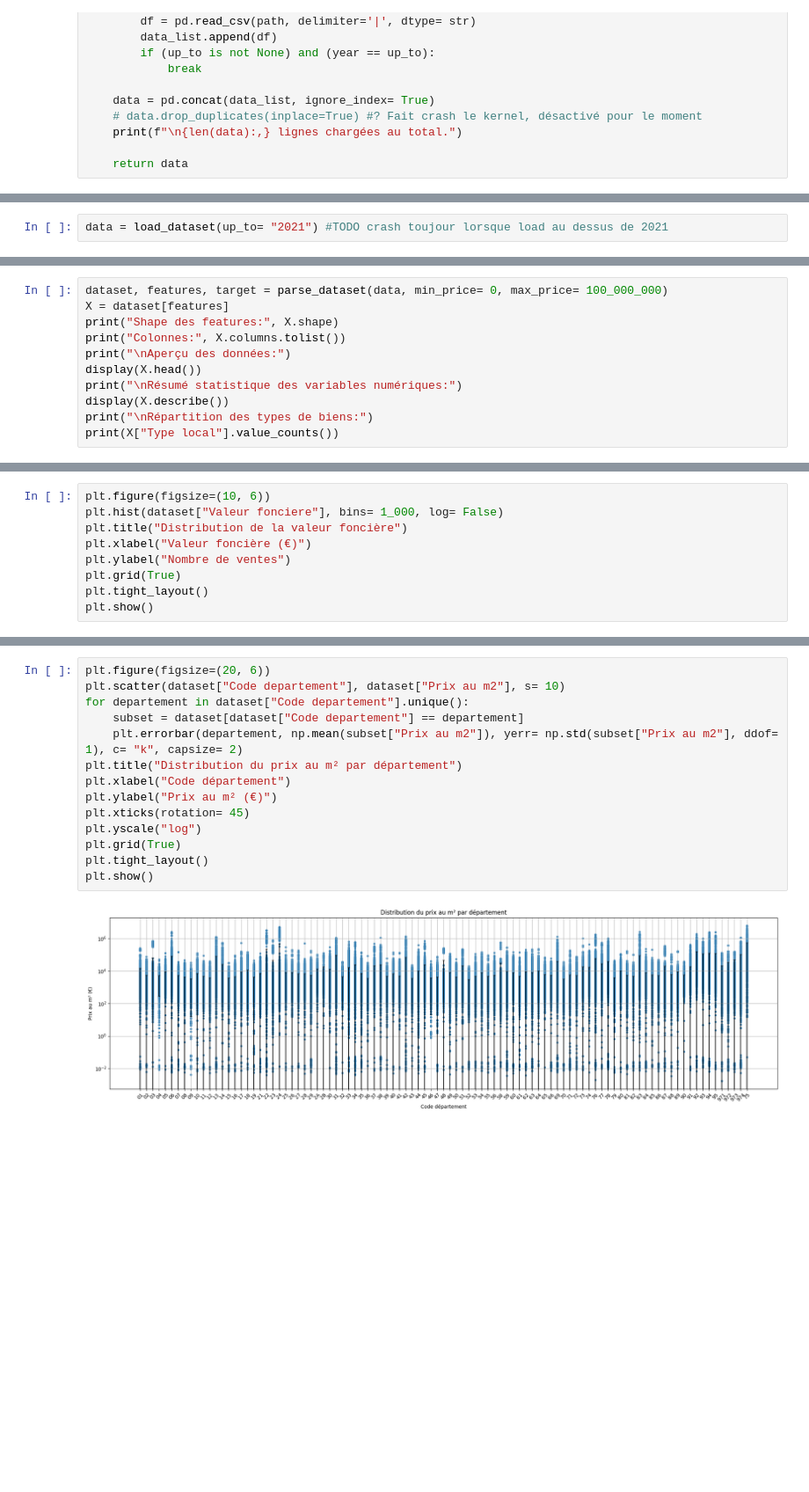
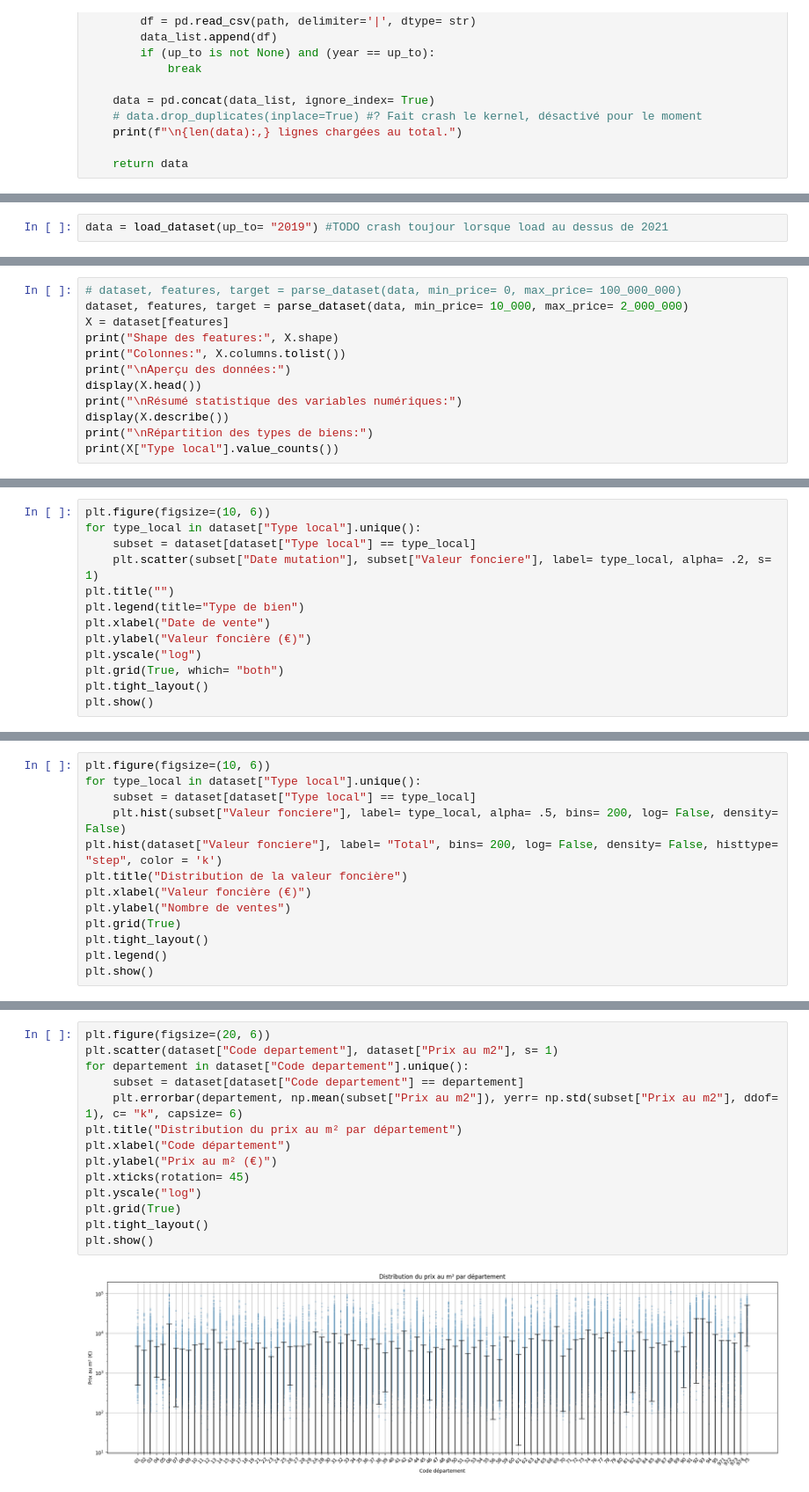
Before and after one commit to Droxxorie/Projet_MML, a Jupyter notebook: Projet_2.ipynb, the cells around one changed output, grey strips where cells are left out. Shown at 88% size. Cells and saved outputs as stored; diff of their text form; blank space fills up the shorter version.

Commit message:
redo parsing and plots

```diff
--- a/Projet_2.ipynb
+++ b/Projet_2.ipynb
@@ -106,4 +102,4 @@ def parse_dataset(data, min_price= 1_000, max_price= 2_000_000, all_local_type=
 # %%
-data = load_dataset(up_to= "2021") #TODO crash toujour lorsque load au dessus de 2021
+data = load_dataset(up_to= "2019") #TODO crash toujour lorsque load au dessus de 2021
 # %% [output]
 Chargement 2019...
@@ -114,5 +108,6 @@ Chargement 2021...
 # %%
-dataset, features, target = parse_dataset(data, min_price= 0, max_price= 100_000_000)
+# dataset, features, target = parse_dataset(data, min_price= 0, max_price= 100_000_000)
+dataset, features, target = parse_dataset(data, min_price= 10_000, max_price= 2_000_000)
 X = dataset[features]
 print("Shape des features:", X.shape)
 print("Colonnes:", X.columns.tolist())
@@ -150 +145,14 @@ Appartement     246003
 Name: count, dtype: int64
+# %%
+plt.figure(figsize=(10, 6))
+for type_local in dataset["Type local"].unique():
+    subset = dataset[dataset["Type local"] == type_local]
+    plt.scatter(subset["Date mutation"], subset["Valeur fonciere"], label= type_local, alpha= .2, s= 1)
+plt.title("")
+plt.legend(title="Type de bien")
+plt.xlabel("Date de vente")
+plt.ylabel("Valeur foncière (€)")
+plt.yscale("log")
+plt.grid(True, which= "both")
+plt.tight_layout()
+plt.show()
@@ -151,10 +161,14 @@ Name: count, dtype: int64
 # %%
 plt.figure(figsize=(10, 6))
-plt.hist(dataset["Valeur fonciere"], bins= 1_000, log= False)
+for type_local in dataset["Type local"].unique():
+    subset = dataset[dataset["Type local"] == type_local]
+    plt.hist(subset["Valeur fonciere"], label= type_local, alpha= .5, bins= 200, log= False, density= False)
+plt.hist(dataset["Valeur fonciere"], label= "Total", bins= 200, log= False, density= False, histtype= "step", color = 'k')
 plt.title("Distribution de la valeur foncière")
 plt.xlabel("Valeur foncière (€)")
 plt.ylabel("Nombre de ventes")
 plt.grid(True)
 plt.tight_layout()
+plt.legend()
 plt.show()
 # %% [output]
@@ -178,17 +191,17 @@ plt.show()
 # %%
 plt.figure(figsize=(20, 6))
-plt.scatter(dataset["Code departement"], dataset["Prix au m2"], s= 10)
+plt.scatter(dataset["Code departement"], dataset["Prix au m2"], s= 1)
 for departement in dataset["Code departement"].unique():
     subset = dataset[dataset["Code departement"] == departement]
-    plt.errorbar(departement, np.mean(subset["Prix au m2"]), yerr= np.std(subset["Prix au m2"], ddof= 1), c= "k", capsize= 2)
+    plt.errorbar(departement, np.mean(subset["Prix au m2"]), yerr= np.std(subset["Prix au m2"], ddof= 1), c= "k", capsize= 6)
 plt.title("Distribution du prix au m² par département")
 plt.xlabel("Code département")
 plt.ylabel("Prix au m² (€)")
 plt.xticks(rotation= 45)
 plt.yscale("log")
 plt.grid(True)
 plt.tight_layout()
 plt.show()
 # %% [output]
-[figure, old version]
+[figure, new version]
 # %%
```
Also changed, not shown: parts of 8 cells of this notebook.
